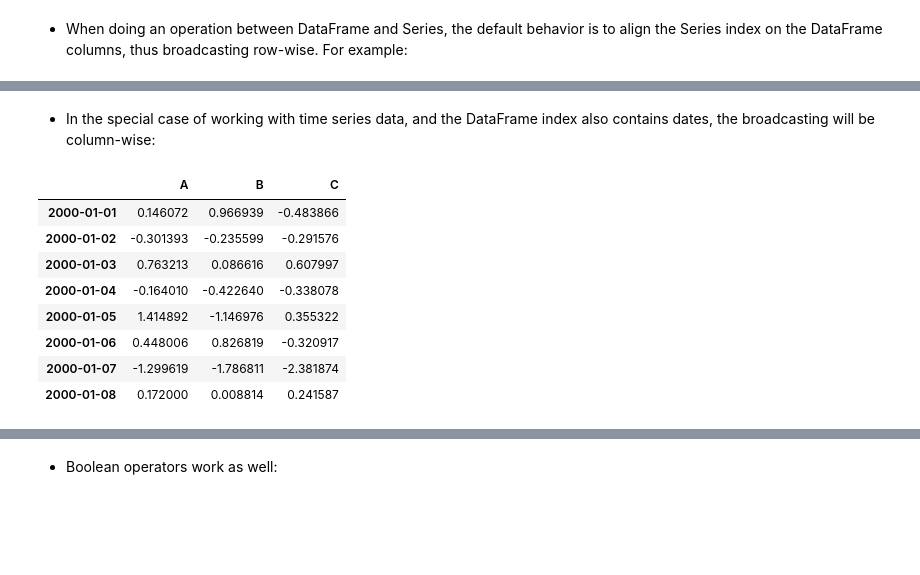
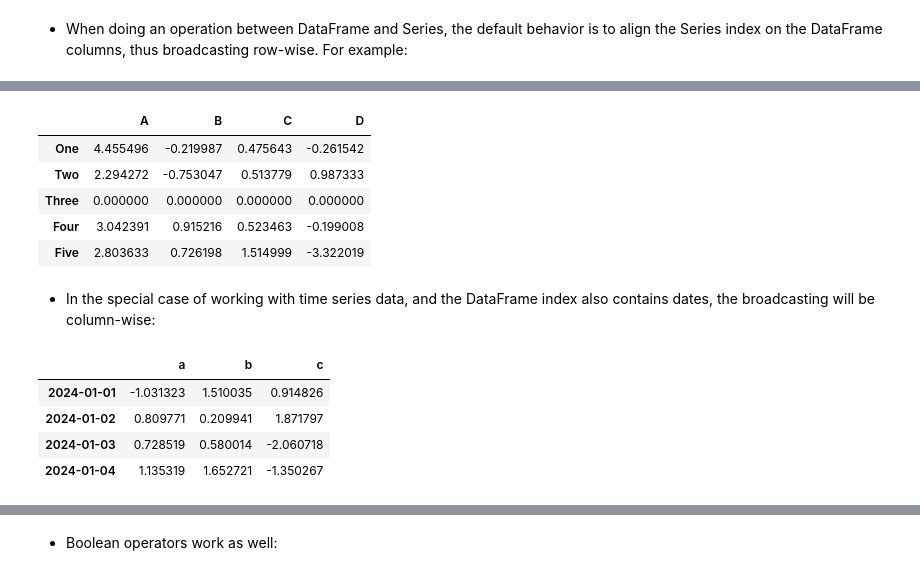
Before and after one commit to Marky115/Week1-Introduction_to_Python, a Jupyter notebook: Introduction_to_Python.ipynb, the cells around one changed output, grey strips where cells are left out. Drawn from its saved outputs; the diff is of its cells as text; code cells hidden in the pictures; blank space fills up the shorter version.

```diff
--- a/Introduction_to_Python.ipynb
+++ b/Introduction_to_Python.ipynb
@@ -1658,16 +1717,28 @@ df1 - df1.iloc[0]
+# %%
+df1 - df1.iloc[0]
+#in this new example i just selected 2
+df1 - df1.iloc[2]
+# %% [output]
+|  | A | B | C | D |
+| One | 4.455496 | -0.219987 | 0.475643 | -0.261542 |
+| Two | 2.294272 | -0.753047 | 0.513779 | 0.987333 |
+| Three | 0.000000 | 0.000000 | 0.000000 | 0.000000 |
+| Four | 3.042391 | 0.915216 | 0.523463 | -0.199008 |
+| Five | 2.803633 | 0.726198 | 1.514999 | -3.322019 |
 # %% [markdown]
  - In the special case of working with time series data, and the DataFrame index also contains dates, the broadcasting will be column-wise:
 # %%
 index = pd.date_range('1/1/2000', periods=8)
 df = pd.DataFrame(np.random.randn(8, 3), index=index, columns=list('ABC'))
 df
+
+# In this new example i reduce the periods and rows. i also edited the dates
+index = pd.date_range('1/1/2024', periods=4)
+ex = pd.DataFrame(np.random.randn(4, 3), index=index, columns=list('abc'))
+ex
 # %% [output]
-|  | A | B | C |
-| 2000-01-01 | 0.146072 | 0.966939 | -0.483866 |
-| 2000-01-02 | -0.301393 | -0.235599 | -0.291576 |
-| 2000-01-03 | 0.763213 | 0.086616 | 0.607997 |
-| 2000-01-04 | -0.164010 | -0.422640 | -0.338078 |
-| 2000-01-05 | 1.414892 | -1.146976 | 0.355322 |
-| 2000-01-06 | 0.448006 | 0.826819 | -0.320917 |
-| 2000-01-07 | -1.299619 | -1.786811 | -2.381874 |
-| 2000-01-08 | 0.172000 | 0.008814 | 0.241587 |
+|  | a | b | c |
+| 2024-01-01 | -1.031323 | 1.510035 | 0.914826 |
+| 2024-01-02 | 0.809771 | 0.209941 | 1.871797 |
+| 2024-01-03 | 0.728519 | 0.580014 | -2.060718 |
+| 2024-01-04 | 1.135319 | 1.652721 | -1.350267 |
```
Also changed, not shown: parts of 42 cells of this notebook.
